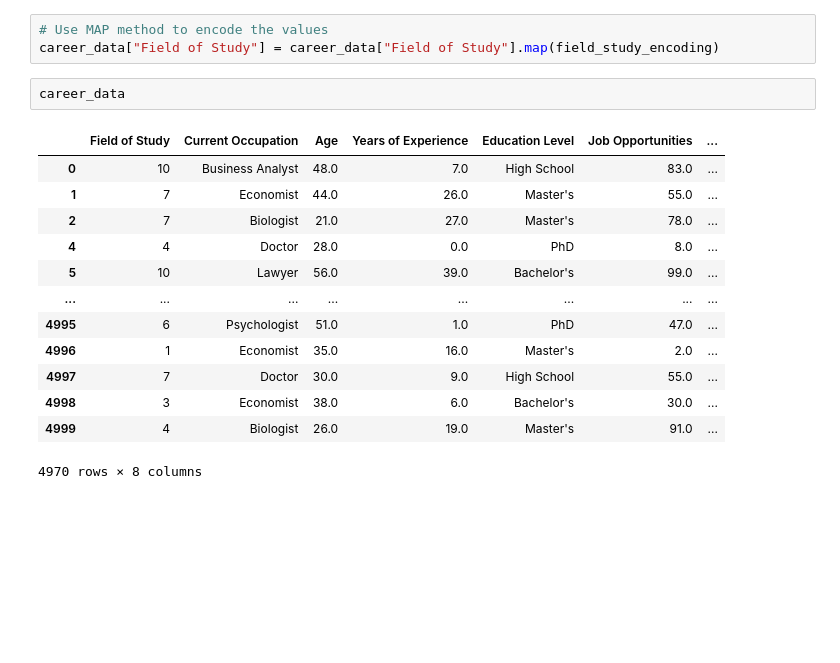
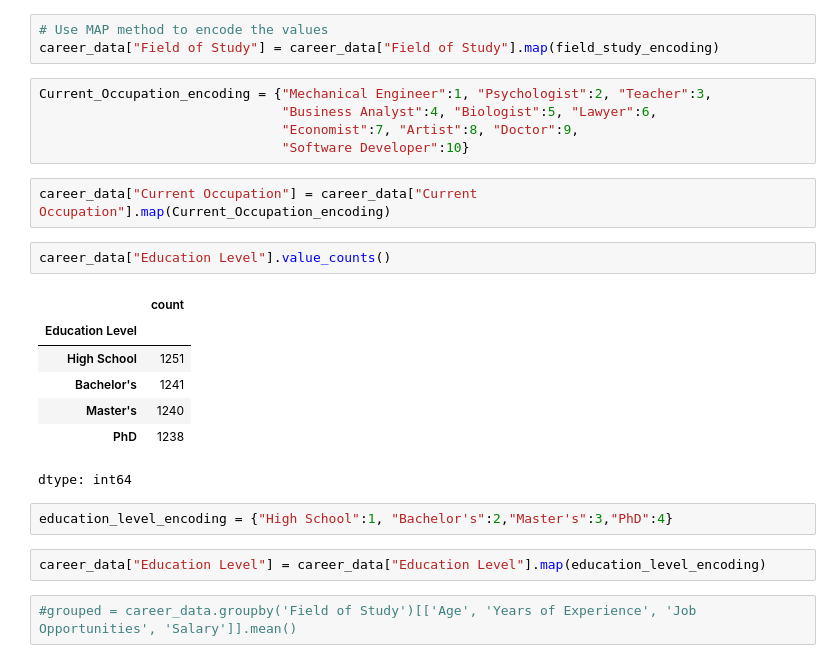
Before and after one commit to irfaneee1-DS/Data-Analytics_Career_Data_PDA_4053, a Jupyter notebook: Career_Data_PDA_4053.ipynb, the cells around one changed output. Cells and saved outputs as stored; diff of their text form; blank space fills up the shorter version.

```diff
--- a/Career_Data_PDA_4053.ipynb
+++ b/Career_Data_PDA_4053.ipynb
@@ -265,19 +249,26 @@ field_study_encoding = {"Mechanical Engineering":1, "Psychology": 2, "Economics"
 # %%
 # Use MAP method to encode the values
 career_data["Field of Study"] = career_data["Field of Study"].map(field_study_encoding)
-# %%
-career_data
-# %% [output]
-|  | Field of Study | Current Occupation | Age | Years of Experience | Education Level | Job Opportunities | ... |
-| 0 | 10 | Business Analyst | 48.0 | 7.0 | High School | 83.0 | ... |
-| 1 | 7 | Economist | 44.0 | 26.0 | Master's | 55.0 | ... |
-| 2 | 7 | Biologist | 21.0 | 27.0 | Master's | 78.0 | ... |
-| 4 | 4 | Doctor | 28.0 | 0.0 | PhD | 8.0 | ... |
-| 5 | 10 | Lawyer | 56.0 | 39.0 | Bachelor's | 99.0 | ... |
-| ... | ... | ... | ... | ... | ... | ... | ... |
-| 4995 | 6 | Psychologist | 51.0 | 1.0 | PhD | 47.0 | ... |
-| 4996 | 1 | Economist | 35.0 | 16.0 | Master's | 2.0 | ... |
-| 4997 | 7 | Doctor | 30.0 | 9.0 | High School | 55.0 | ... |
-| 4998 | 3 | Economist | 38.0 | 6.0 | Bachelor's | 30.0 | ... |
-| 4999 | 4 | Biologist | 26.0 | 19.0 | Master's | 91.0 | ... |
-4970 rows × 8 columns
+# %%
+Current_Occupation_encoding = {"Mechanical Engineer":1, "Psychologist":2, "Teacher":3,
+                               "Business Analyst":4, "Biologist":5, "Lawyer":6,
+                               "Economist":7, "Artist":8, "Doctor":9,
+                               "Software Developer":10}
+# %%
+career_data["Current Occupation"] = career_data["Current Occupation"].map(Current_Occupation_encoding)
+# %%
+career_data["Education Level"].value_counts()
+# %% [output]
+|  | count |
+| Education Level |  |
+| High School | 1251 |
+| Bachelor's | 1241 |
+| Master's | 1240 |
+| PhD | 1238 |
+dtype: int64
+# %%
+education_level_encoding = {"High School":1, "Bachelor's":2,"Master's":3,"PhD":4}
+# %%
+career_data["Education Level"] = career_data["Education Level"].map(education_level_encoding)
+# %%
+#grouped = career_data.groupby('Field of Study')[['Age', 'Years of Experience', 'Job Opportunities', 'Salary']].mean()
```
Also changed, not shown: parts of 3 cells of this notebook.
